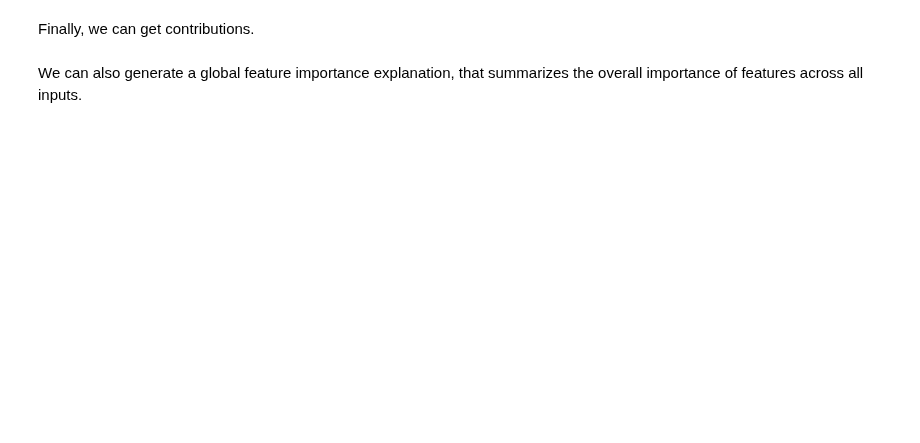
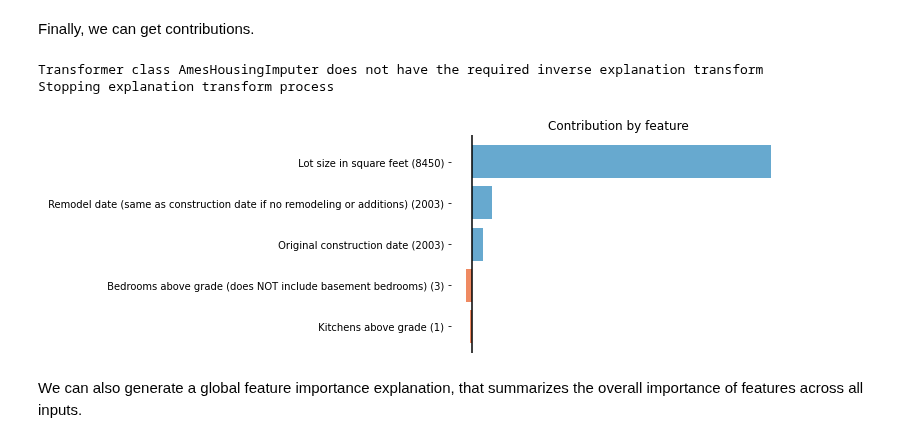
Before and after one commit to sibyl-dev/pyreal, a Jupyter notebook: tutorials/ames_housing/ames_housing_lfc.ipynb, the cells around one changed output. Saved outputs shown, nothing was run; the diff lists cells and outputs as text; code cells hidden in the pictures; blank space fills up the shorter version.

Commit message:
Adding show=true to tutorial scripts

```diff
--- a/tutorials/ames_housing/ames_housing_lfc.ipynb
+++ b/tutorials/ames_housing/ames_housing_lfc.ipynb
@@ -153,10 +163,15 @@ Finally, we can get contributions.
 # %%
 from pyreal.utils import visualize
 
 input_to_explain = x_orig.iloc[0]
 contributions = lfc.produce(input_to_explain)
 x_interpret = lfc.convert_data_to_interpretable(input_to_explain)
-visualize.plot_top_contributors(contributions, select_by="absolute", values=x_interpret)
+visualize.plot_top_contributors(contributions, select_by="absolute",
+                                values=x_interpret, show=True)
+# %% [output]
+Transformer class AmesHousingImputer does not have the required inverse explanation transform
+Stopping explanation transform process
+[figure, added]
 # %% [markdown]
 We can also generate a global feature importance explanation, that summarizes the overall importance of features across all inputs.
 # %%
```
Also changed, not shown: parts of 6 cells of this notebook, 3 other files.
